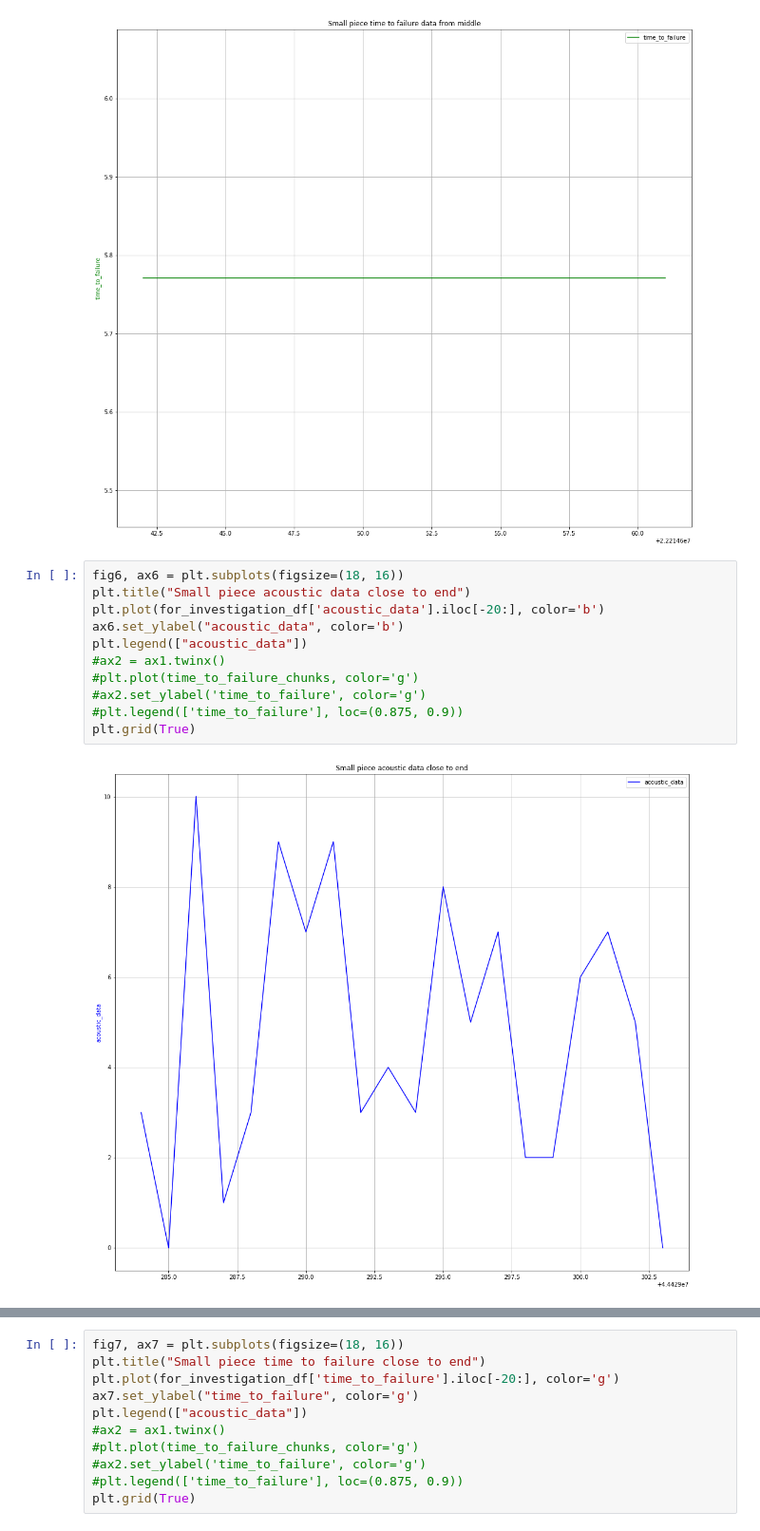
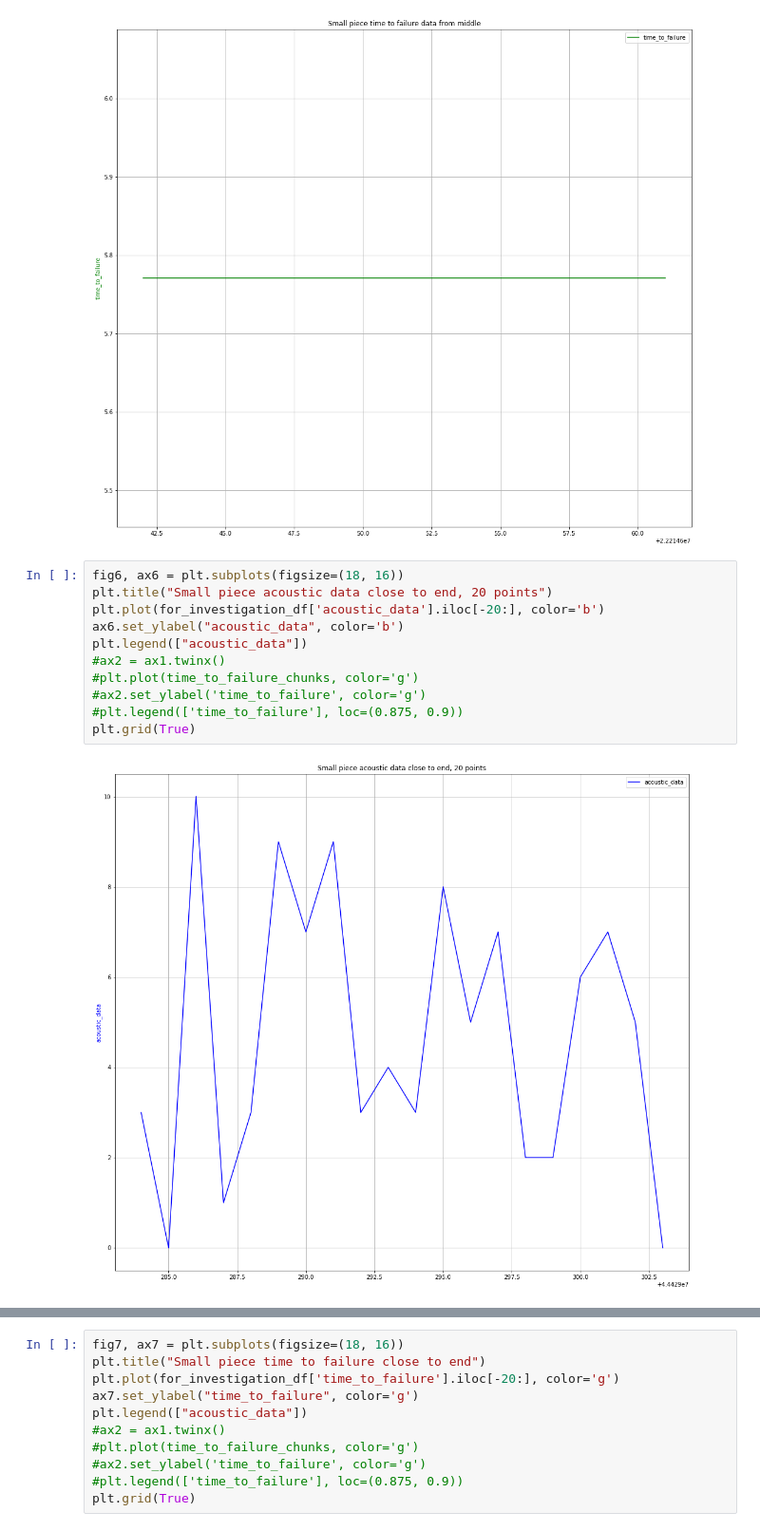
Before and after one commit to contemplat0r/LANL_Earthquake_Prediction, a Jupyter notebook: lanl-data-investigation-and-learn.ipynb, the cells around one changed output, grey strips where cells are left out. Shown at 95% size. Cells and saved outputs as stored; diff of their text form.

```diff
--- a/lanl-data-investigation-and-learn.ipynb
+++ b/lanl-data-investigation-and-learn.ipynb
@@ -156,14 +234,14 @@ plt.grid(True)
 [figure]
 # %%
 fig6, ax6 = plt.subplots(figsize=(18, 16))
-plt.title("Small piece acoustic data close to end")
+plt.title("Small piece acoustic data close to end, 20 points")
 plt.plot(for_investigation_df['acoustic_data'].iloc[-20:], color='b')
 ax6.set_ylabel("acoustic_data", color='b')
 plt.legend(["acoustic_data"])
 #ax2 = ax1.twinx()
 #plt.plot(time_to_failure_chunks, color='g')
 #ax2.set_ylabel('time_to_failure', color='g')
 #plt.legend(['time_to_failure'], loc=(0.875, 0.9))
 plt.grid(True)
 # %% [output]
-[figure, old version]
+[figure, new version]
```
Also changed, not shown: parts of 20 cells of this notebook, 4 other files.
